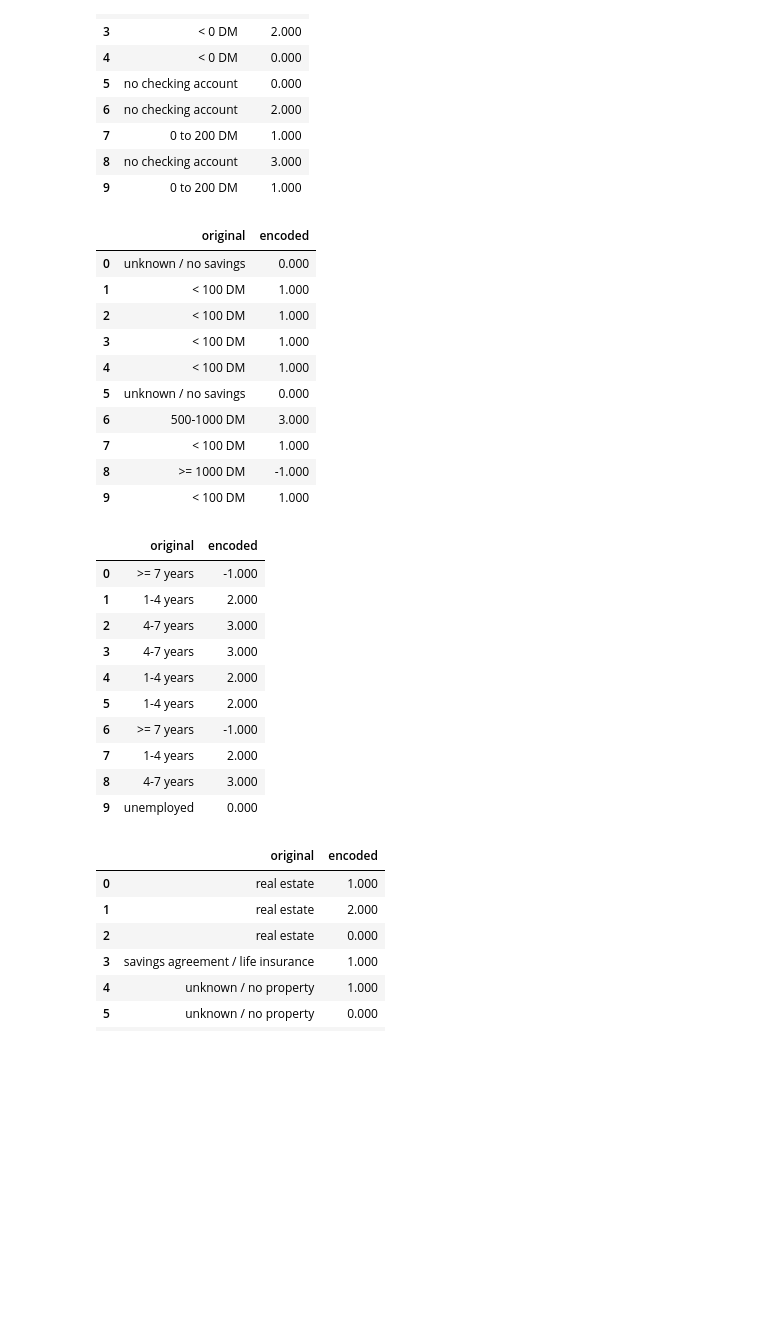
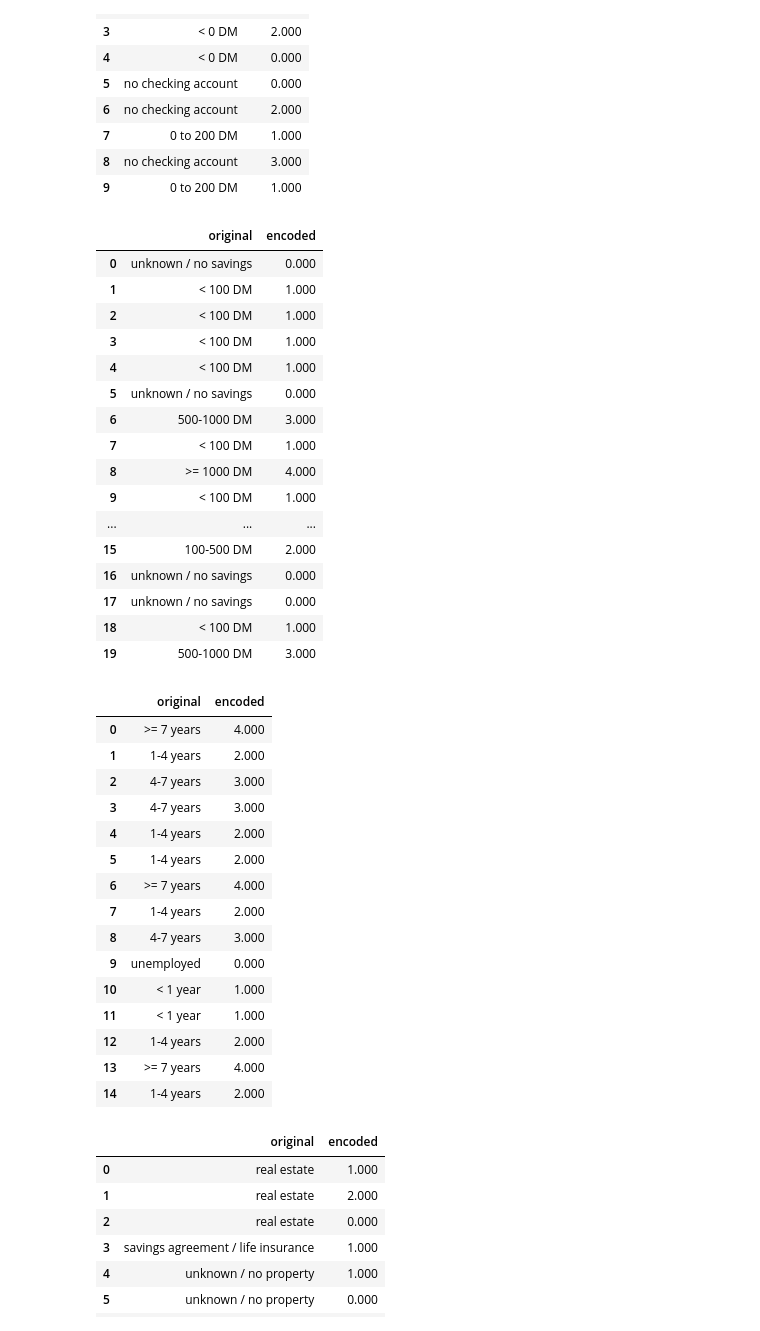
Before and after one commit to ddedomeni-j/M2-B1-pipe-eckmuhl-JulienD, a Jupyter notebook: notebooks/M2-B1_JDD.ipynb, the cells around one changed output. Drawn from its saved outputs; the diff is of its cells as text; code cells hidden in the pictures; blank space fills up the shorter version.

```diff
--- a/notebooks/M2-B1_JDD.ipynb
+++ b/notebooks/M2-B1_JDD.ipynb
@@ -701,3 +727,16 @@ print(len(feature_names))
  'credit_history_existing credits paid back duly'
  'credit_history_no credits taken / all paid']
 41
+# %%
+if hasattr(X_transformed, "toarray"):
+    X_transformed_df = pd.DataFrame(
+        X_transformed.toarray(),
+        columns=feature_names,
+        index=X.index
+    )
+else:
+    X_transformed_df = pd.DataFrame(
+        X_transformed,
+        columns=feature_names,
+        index=X.index
+    )
@@ -723,41 +782,52 @@ display(comparison.head(10))
 # %%
 comparison = pd.DataFrame({
     "original": X["savings_account"],
     "encoded": X_transformed_df["savings_account"]
 })
 
-display(comparison.head(10))
+display(comparison.head(20))
 # %% [output]
 |  | original | encoded |
 | 0 | unknown / no savings | 0.000 |
 | 1 | < 100 DM | 1.000 |
 | 2 | < 100 DM | 1.000 |
 | 3 | < 100 DM | 1.000 |
 | 4 | < 100 DM | 1.000 |
 | 5 | unknown / no savings | 0.000 |
 | 6 | 500-1000 DM | 3.000 |
 | 7 | < 100 DM | 1.000 |
-| 8 | >= 1000 DM | -1.000 |
+| 8 | >= 1000 DM | 4.000 |
 | 9 | < 100 DM | 1.000 |
+| ... | ... | ... |
+| 15 | 100-500 DM | 2.000 |
+| 16 | unknown / no savings | 0.000 |
+| 17 | unknown / no savings | 0.000 |
+| 18 | < 100 DM | 1.000 |
+| 19 | 500-1000 DM | 3.000 |
 # %%
 comparison = pd.DataFrame({
     "original": X["employment_since"],
     "encoded": X_transformed_df["employment_since"]
 })
 
-display(comparison.head(10))
+display(comparison.head(15))
 # %% [output]
 |  | original | encoded |
-| 0 | >= 7 years | -1.000 |
+| 0 | >= 7 years | 4.000 |
 | 1 | 1-4 years | 2.000 |
 | 2 | 4-7 years | 3.000 |
 | 3 | 4-7 years | 3.000 |
 | 4 | 1-4 years | 2.000 |
 | 5 | 1-4 years | 2.000 |
-| 6 | >= 7 years | -1.000 |
+| 6 | >= 7 years | 4.000 |
 | 7 | 1-4 years | 2.000 |
 | 8 | 4-7 years | 3.000 |
 | 9 | unemployed | 0.000 |
+| 10 | < 1 year | 1.000 |
+| 11 | < 1 year | 1.000 |
+| 12 | 1-4 years | 2.000 |
+| 13 | >= 7 years | 4.000 |
+| 14 | 1-4 years | 2.000 |
 # %%
 comparison = pd.DataFrame({
     "original": X["property"],
```
Also changed, not shown: parts of 8 cells of this notebook.
